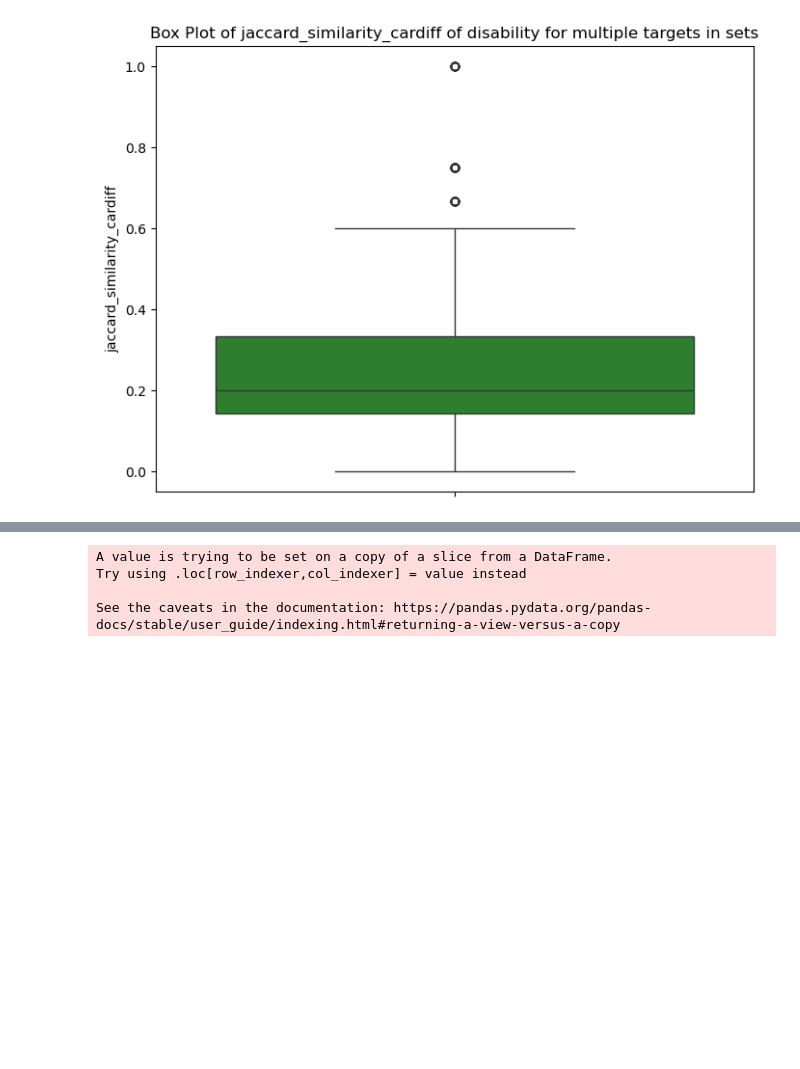
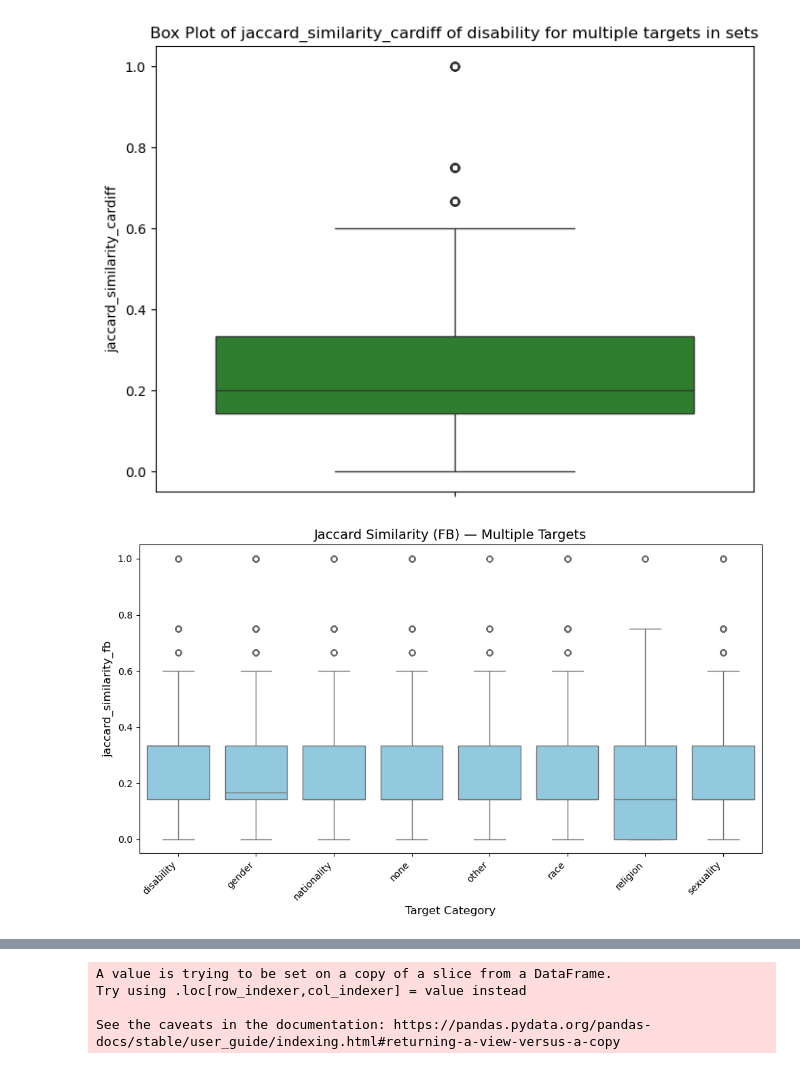
Before and after one commit to Takosaga/master_thesis, a Jupyter notebook: notebooks/09_comparing_LIME_SHAP.ipynb, the cells around one changed output, grey strips where cells are left out. Cells and saved outputs as stored; diff of their text form; code cells hidden in the pictures; blank space fills up the shorter version.

Commit message:
feat: graphs for full comparison

```diff
--- a/notebooks/09_comparing_LIME_SHAP.ipynb
+++ b/notebooks/09_comparing_LIME_SHAP.ipynb
@@ -569,3 +570,28 @@ for category in category_names:
 [figure]
 [figure]
 [figure]
+# %%
+def boxplot_by_target(df, y_col, title, color='#228B22'):
+    plt.figure(figsize=(10, 6))
+    sns.boxplot(
+        x='extracted_target',
+        y=y_col,
+        data=df,
+        color=color,        # uniform color
+        order=sorted(df['extracted_target'].unique())
+    )
+    plt.title(title, fontsize=14)
+    plt.xlabel('Target Category', fontsize=12)
+    plt.ylabel(y_col, fontsize=12)
+    plt.xticks(rotation=45, ha='right')
+    plt.tight_layout()
+    plt.show()
+# %%
+boxplot_by_target(
+    exploded_full_df,
+    'jaccard_similarity_fb',
+    'Jaccard Similarity (FB) — Multiple Targets',
+    'skyblue'
+)
+# %% [output]
+[figure, added]
```
Also changed, not shown: parts of 14 cells of this notebook, 1 other file.
